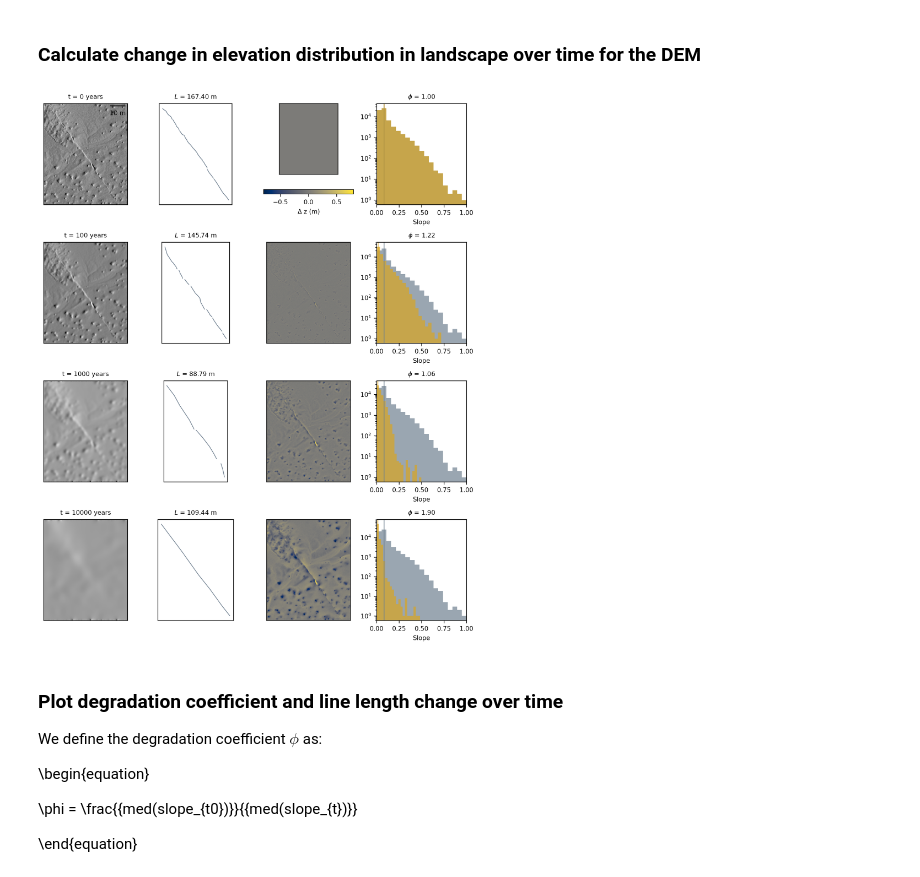
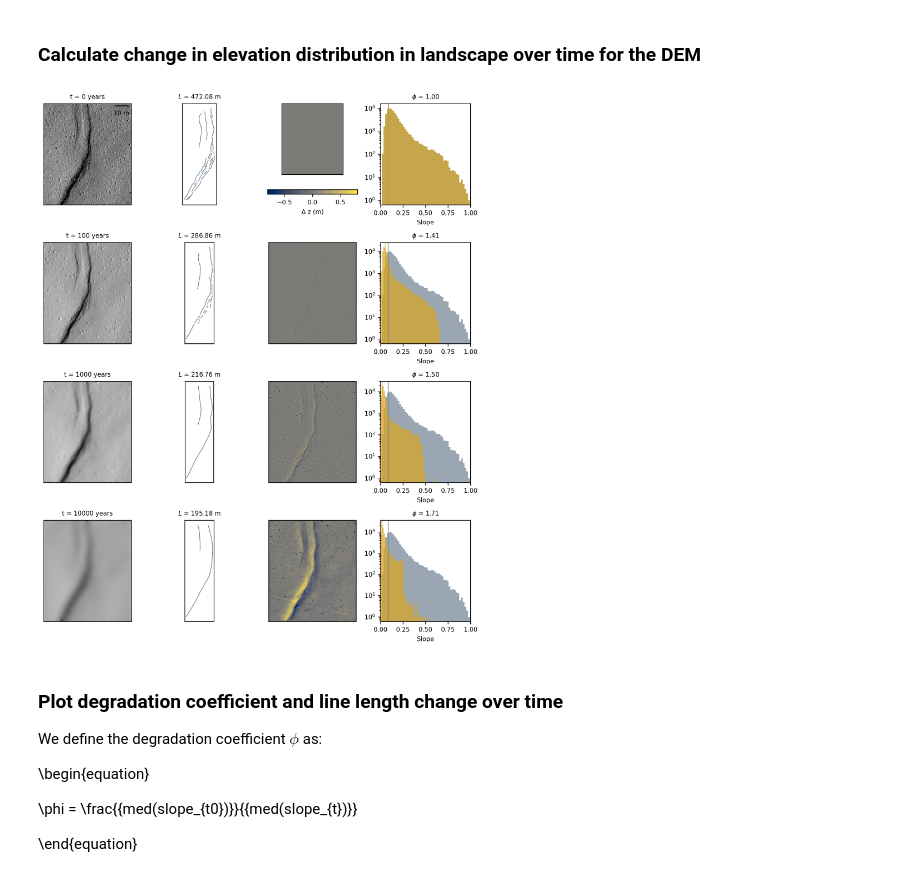
Before and after one commit to absrp/landscape_evolution_PFDHA, a Jupyter notebook: information_loss_analysis.ipynb, the cells around one changed output. Cells and saved outputs as stored; diff of their text form; code cells hidden in the pictures.

```diff
--- a/information_loss_analysis.ipynb
+++ b/information_loss_analysis.ipynb
@@ -33,8 +33,8 @@ warnings.filterwarnings("ignore")
 n_iter = np.array([0,2,20,200]) # number of iterations (total_time = n_iter * dt) at which to produce output, default dt=5 years
 
 # input files and info
-DEM_name = 'DEMs/rc_7_7_4_90.asc' # set name of your DEM here
-shapefile_dir = 'Shps/RC774/' #shapefile directory
+DEM_name = 'DEMs/RC762.asc' # set name of your DEM here
+shapefile_dir = 'Shps/RC762/' #shapefile directory
 epsg_code =  32611 # Ridgecrest UTM 11N
 
 # set output figure names
@@ -118,8 +118,8 @@ for p in range(max(n_iter)+1):
         peak_index_t = np.argmax(counts_t)
         peak_t0 = 0.5 * (bin_edges_t0[peak_index_t0] + bin_edges_t0[peak_index_t0 + 1])
         peak_t = 0.5 * (bin_edges_t[peak_index_t] + bin_edges_t[peak_index_t + 1])
-        ax[plot_counter,3].hist(cleaned_slope_t0, bins=20, color='slategrey', alpha=0.7, label='cleaned_slope_t0')
-        ax[plot_counter,3].hist(cleaned_slope_t, bins=20, color='goldenrod', alpha=0.7, label='cleaned_slope_t')
+        ax[plot_counter,3].hist(cleaned_slope_t0, bins=50, color='slategrey', alpha=0.7, label='cleaned_slope_t0')
+        ax[plot_counter,3].hist(cleaned_slope_t, bins=50, color='goldenrod', alpha=0.7, label='cleaned_slope_t')
         ax[plot_counter,3].axvline(peak_t0,color='slategrey',alpha=0.5)
         ax[plot_counter,3].axvline(peak_t,color='goldenrod',alpha=0.5)
         mode_t0 = counts_t0[peak_index_t0]
@@ -161,34 +161,34 @@ scalebar = ScaleBar(
     0.5,
     units="m",
     dimension="si-length",
     label=None,
     length_fraction=None,
     height_fraction=None,
     width_fraction=None,
     location=None,
     pad=None,
     border_pad=None,
     sep=None,
     frameon=None,
     color=None,
     box_color=None,
     box_alpha=0,
     scale_loc=None,
     label_loc=None,
     font_properties=None,
     label_formatter=None,
     scale_formatter=None,
     fixed_value=None,
     fixed_units=None,
     animated=False,
     rotation=None,
 )
 ax[0,0].add_artist(scalebar)
 plt.subplots_adjust(left=0.05, right=1, bottom=0.05, top=0.95, wspace=0.3, hspace=0.3)
 plt.tight_layout()
 plt.savefig(txtname)
 # %% [output]
-[figure, old version]
+[figure, new version]
 # %% [markdown]
 ### Plot degradation coefficient and line length change over time
 
```
Also changed, not shown: parts of 1 cell of this notebook.
